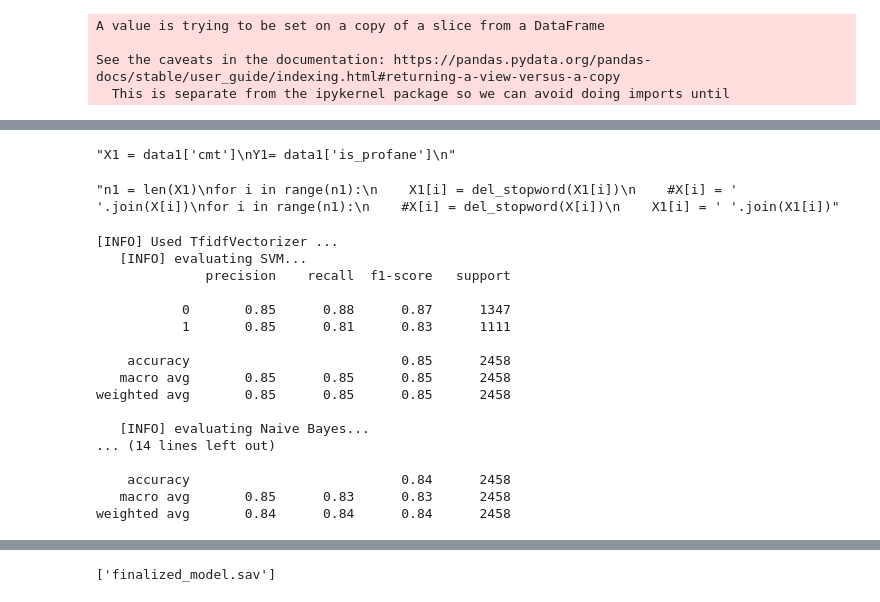
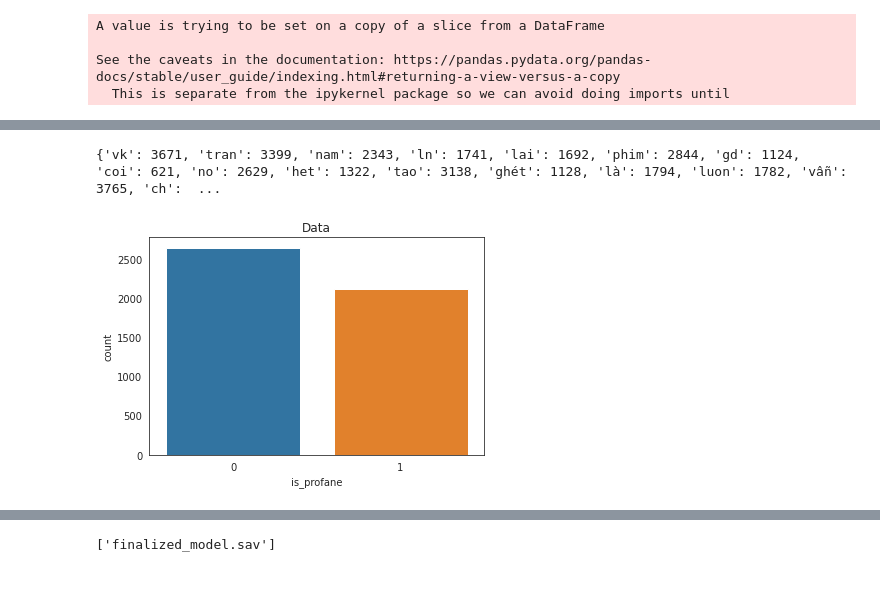
Before and after one commit to ducvuuit/CS114.K21.KHTN, a Jupyter notebook: FinalProjectML/final.ipynb, the cells around one changed output, grey strips where cells are left out. Cells and saved outputs as stored; diff of their text form; code cells hidden in the pictures.

```diff
--- a/FinalProjectML/final.ipynb
+++ b/FinalProjectML/final.ipynb
@@ -141,6 +139,0 @@ data1.head(10)'''
-# %%
-'''X1 = data1['cmt']
-Y1= data1['is_profane']
-'''
-# %% [output]
-"X1 = data1['cmt']\nY1= data1['is_profane']\n"
@@ -149,10 +139,0 @@ Y1= data1['is_profane']
-# %%
-'''n1 = len(X1)
-for i in range(n1):
-    X1[i] = del_stopword(X1[i])
-    #X[i] = ' '.join(X[i])
-for i in range(n1):
-    #X[i] = del_stopword(X[i])
-    X1[i] = ' '.join(X1[i])'''
-# %% [output]
-"n1 = len(X1)\nfor i in range(n1):\n    X1[i] = del_stopword(X1[i])\n    #X[i] = ' '.join(X[i])\nfor i in range(n1):\n    #X[i] = del_stopword(X[i])\n    X1[i] = ' '.join(X1[i])"
@@ -161,11 +140,15 @@ for i in range(n1):
 # %%
-model1 = LogisticRegression()
+'''model1 = LogisticRegression()
 model2 = MultinomialNB()
 model3 = LinearSVC()
+model4 = DecisionTreeClassifier()
+'''
 # split test:25%, train:75%
-trainX,testX,trainY,testY = train_test_split(X,Y,test_size=0.5,random_state=42)
+trainX,testX,trainY,testY = train_test_split(X,Y,test_size=0.25,random_state=42)
 
 # initialize TfidfVectorizer
+# size of vocab: 50000
+# min_df: ignore terms that have a document frequency strictly lower than the given threshold
 tf = TfidfVectorizer(ngram_range=(1,2), max_features=50000, min_df=2)
 
 # transform words to vetor
@@ -173,41 +156,14 @@ trainX = tf.fit_transform(trainX.values).toarray()
 trainVocab = tf.vocabulary_
 tf = TfidfVectorizer(vocabulary=trainVocab)
 testX = tf.fit_transform(testX.values).toarray()
-print("[INFO] Used TfidfVectorizer ... ")
 
-for i in range(3):
-
-    if i == 2:
-        model = LogisticRegression()
-        print("   [INFO] evaluating Logistic Regression...")
-
-    if i == 0:
-        model = LinearSVC()
-        print("   [INFO] evaluating SVM...")
-
-    if i == 1:
-        model = MultinomialNB()
-        print("   [INFO] evaluating Naive Bayes...")
-
-    # train and evaluating
-    model.fit(trainX, trainY)
-    predictions = model.predict(testX)
-    print(classification_report(testY,predictions))
+print(trainVocab)
 # %% [output]
-[INFO] Used TfidfVectorizer ...
-   [INFO] evaluating SVM...
-              precision    recall  f1-score   support
-
-           0       0.85      0.88      0.87      1347
-           1       0.85      0.81      0.83      1111
-
-    accuracy                           0.85      2458
-   macro avg       0.85      0.85      0.85      2458
-weighted avg       0.85      0.85      0.85      2458
-
-   [INFO] evaluating Naive Bayes...
-... (14 lines left out)
-
-    accuracy                           0.84      2458
-   macro avg       0.85      0.83      0.83      2458
-weighted avg       0.84      0.84      0.84      2458
+{'vk': 3671, 'tran': 3399, 'nam': 2343, 'ln': 1741, 'lai': 1692, 'phim': 2844, 'gd': 1124, 'coi': 621, 'no': 2629, 'het': 1322, 'tao': 3138, 'ghét': 1128, 'là': 1794, 'luon': 1782, 'vẫn': 3765, 'ch':  ...
+# %%
+%matplotlib inline
+sns.set_style("white")
+sns.countplot(Y).set_title('Data')
+plt.show()
+# %% [output]
+[figure, added]
```
Also changed, not shown: parts of 25 cells of this notebook.
